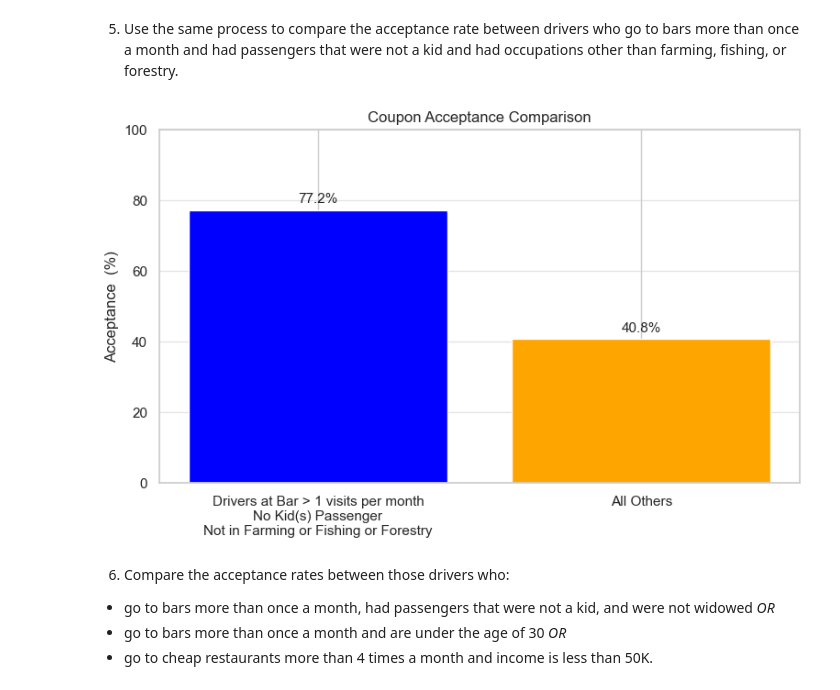
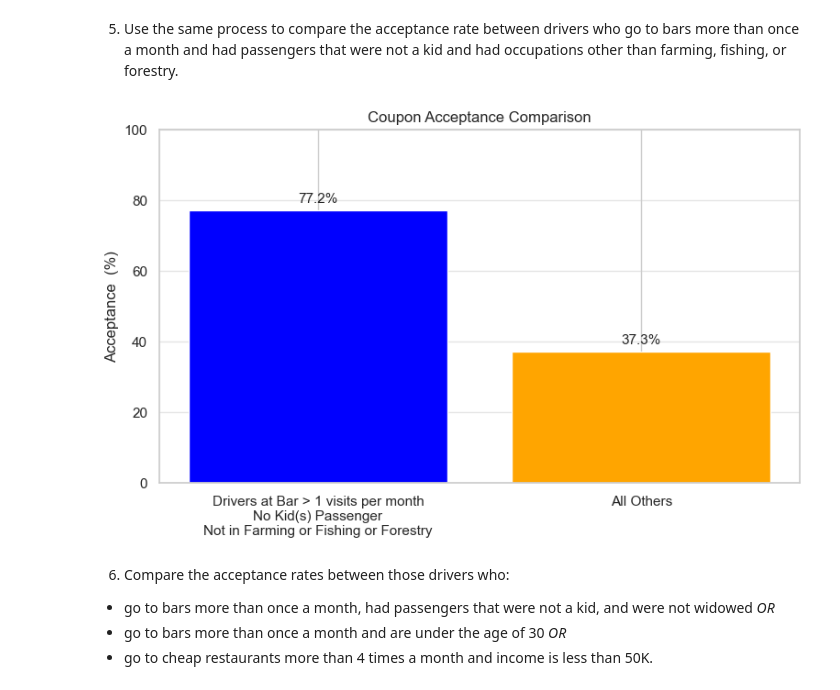
Before and after one commit to graycloudrios/In-Vehicle-Coupon-Recommendations, a Jupyter notebook: coupon-notebook.ipynb, the cells around one changed output. Saved outputs shown, nothing was run; the diff lists cells and outputs as text; code cells hidden in the pictures.

```diff
--- a/coupon-notebook.ipynb
+++ b/coupon-notebook.ipynb
@@ -594,50 +594,48 @@ plt.show()
 # %% [markdown]
 5. Use the same process to compare the acceptance rate between drivers who go to bars more than once a month and had passengers that were not a kid and had occupations other than farming, fishing, or forestry.
 # %%
-
 # define the groupings necessary
 inbarmorethanonce = ['4~8', 'gt8']
 kidpassenger = ['Kid(s)']
-unwantedoccupation = ['farming', 'fishing', 'forestry']
-
+unwantedoccupation = 'Farming Fishing & Forestry'
 
 group1 = bardata[
     (bardata['car'] != 'do not drive') &
     (bardata['Bar'].isin(inbarmorethanonce)) &
     (~bardata['passenger'].isin(kidpassenger)) &
-    (~bardata['occupation'].isin(unwantedoccupation))
+    (~bardata['occupation'].str.contains(unwantedoccupation))
 ]
 
 # Group 2: all those NOT in group1
-group2 = bardata[~bardata.index.isin(group_1.index)]
+group2 = bardata[~bardata.index.isin(group1.index)]
 
 # rates
 rate1 = group1['Y'].mean() * 100
 rate2 = group2['Y'].mean() * 100
 
 # Plotting
 labels = [
     'Drivers at Bar > 1 visits per month\nNo Kid(s) Passenger\nNot in Farming or Fishing or Forestry',
     'All Others'
 ]
 acceptance_rates = [rate1, rate2]
 colors = ['blue', 'orange']
 
 plt.figure(figsize=(9, 5))
 bars = plt.bar(labels, acceptance_rates, color=colors)
 
 plt.title('Coupon Acceptance Comparison')
 plt.ylabel('Acceptance  (%)')
 plt.ylim(0, 100)
 plt.grid(axis='y', linestyle='-', alpha=0.5)
 
 for bar, rate in zip(bars, acceptance_rates):
     height = bar.get_height()
     plt.text(bar.get_x() + bar.get_width()/2, height + 2, f'{rate:.1f}%', ha='center', fontsize=11)
 
 plt.show()
 # %% [output]
-[figure, old version]
+[figure, new version]
 # %% [markdown]
 6. Compare the acceptance rates between those drivers who:
 
```
Also changed, not shown: parts of 6 cells of this notebook.
